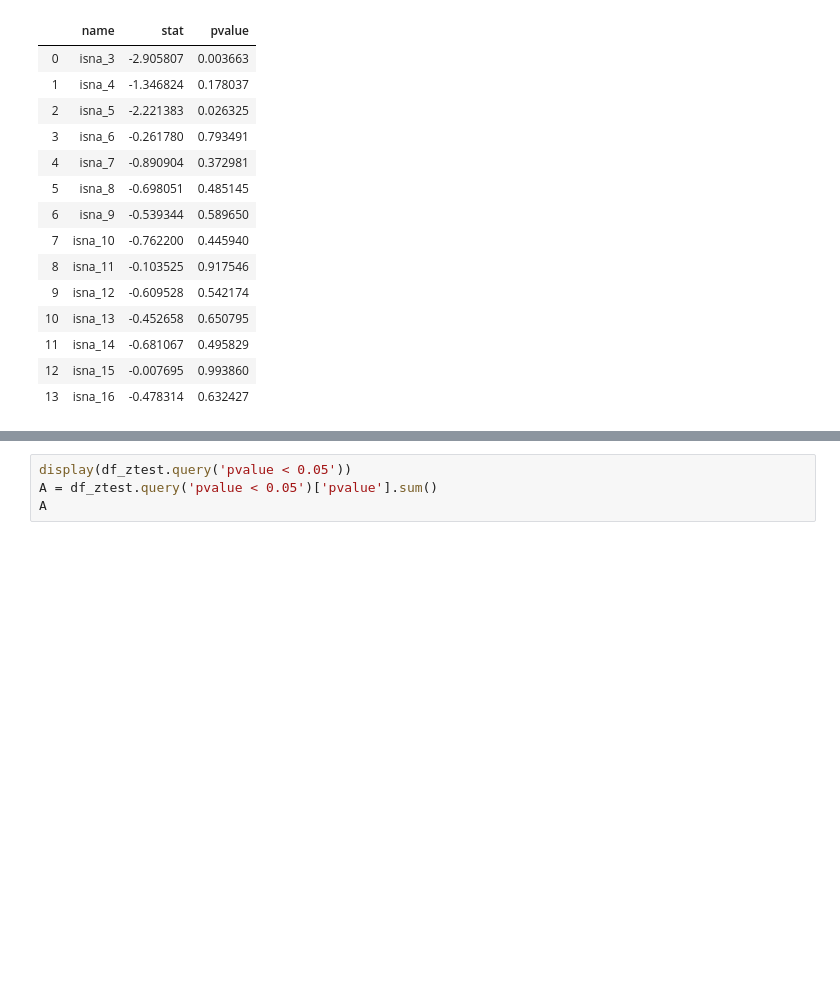
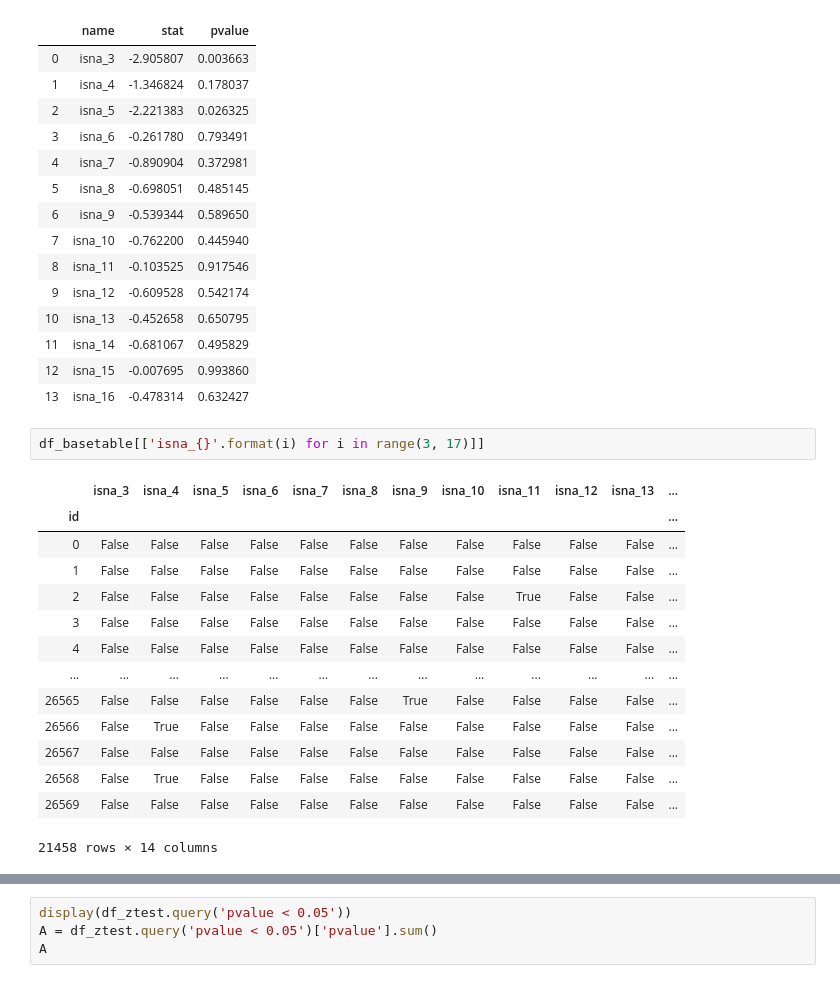
Before and after one commit to hulee1973/ds_lv3_2503_1, a Jupyter notebook: sec_ds_lv3_prob1_prob.ipynb, the cells around one changed output, grey strips where cells are left out. Cells and saved outputs as stored; diff of their text form; blank space fills up the shorter version.

```diff
--- a/sec_ds_lv3_prob1_prob.ipynb
+++ b/sec_ds_lv3_prob1_prob.ipynb
@@ -545,3 +545,20 @@ df_ztest
 | 11 | isna_14 | -0.681067 | 0.495829 |
 | 12 | isna_15 | -0.007695 | 0.993860 |
 | 13 | isna_16 | -0.478314 | 0.632427 |
+# %%
+df_basetable[['isna_{}'.format(i) for i in range(3, 17)]]
+# %% [output]
+|  | isna_3 | isna_4 | isna_5 | isna_6 | isna_7 | isna_8 | isna_9 | isna_10 | isna_11 | isna_12 | isna_13 | ... |
+| id |  |  |  |  |  |  |  |  |  |  |  | ... |
+| 0 | False | False | False | False | False | False | False | False | False | False | False | ... |
+| 1 | False | False | False | False | False | False | False | False | False | False | False | ... |
+| 2 | False | False | False | False | False | False | False | False | True | False | False | ... |
+| 3 | False | False | False | False | False | False | False | False | False | False | False | ... |
+| 4 | False | False | False | False | False | False | False | False | False | False | False | ... |
+| ... | ... | ... | ... | ... | ... | ... | ... | ... | ... | ... | ... | ... |
+| 26565 | False | False | False | False | False | False | True | False | False | False | False | ... |
+| 26566 | False | True | False | False | False | False | False | False | False | False | False | ... |
+| 26567 | False | False | False | False | False | False | False | False | False | False | False | ... |
+| 26568 | False | True | False | False | False | False | False | False | False | False | False | ... |
+| 26569 | False | False | False | False | False | False | False | False | False | False | False | ... |
+21458 rows × 14 columns
```
Also changed, not shown: parts of 14 cells of this notebook.
